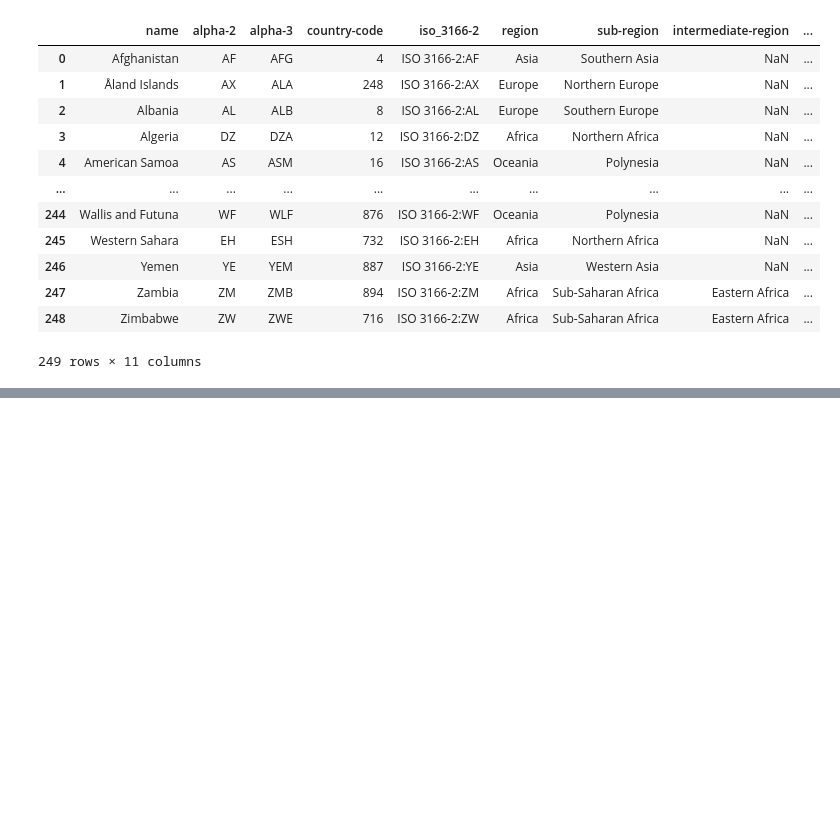
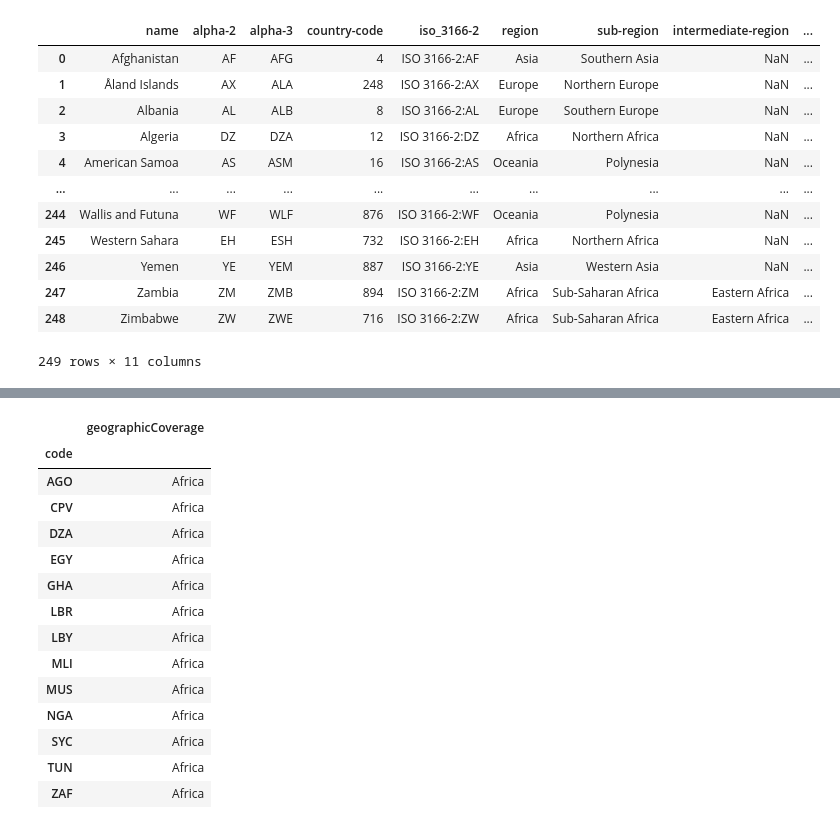
Before and after one commit to da8ah/UTPL-MobileAppDataVisualizer, a Jupyter notebook: main.ipynb, the cells around one changed output, grey strips where cells are left out. Saved outputs shown, nothing was run; the diff lists cells and outputs as text; code cells hidden in the pictures; blank space fills up the shorter version.

```diff
--- a/main.ipynb
+++ b/main.ipynb
@@ -120,7 +120,7 @@ continents(df_formated)
 def countries(continent):
     geographicCoverage = df_formated[['continents','geographicCoverage']].drop_duplicates()
     geographicCoverage = df_formated['geographicCoverage'][df_formated['continents']==continent].drop_duplicates().sort_values().values
-    return [(continent,countryCode) for countryCode in geographicCoverage]
+    return [[continent,countryCode] for countryCode in geographicCoverage]
 
 [countries(continent) for continent in continents(df_formated) if continent != 'World']
 # %% [output]
@@ -187,0 +201,28 @@ if len(countryCodes['name'][countryCodes['alpha-3']==code]) > 0]
+# %%
+countryCodes = [countries(continent) for continent in continents(df_formated) if continent != 'World']
+# %%
+countryCodes = np.transpose(countryCodes[0])
+# %%
+countryCodes
+countryCodesNames = pd.DataFrame({
+    'code':countryCodes[1,:],
+    'geographicCoverage':countryCodes[0,:]
+}).set_index('code')
+# %%
+countryCodesNames
+# %% [output]
+|  | geographicCoverage |
+| code |  |
+| AGO | Africa |
+| CPV | Africa |
+| DZA | Africa |
+| EGY | Africa |
+| GHA | Africa |
+| LBR | Africa |
+| LBY | Africa |
+| MLI | Africa |
+| MUS | Africa |
+| NGA | Africa |
+| SYC | Africa |
+| TUN | Africa |
+| ZAF | Africa |
```
Also changed, not shown: parts of 9 cells of this notebook, 5 other files.
